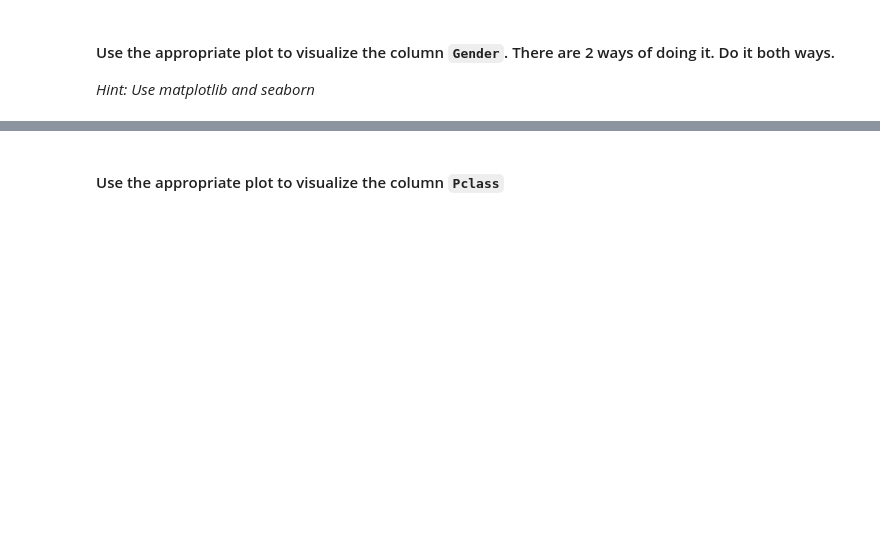
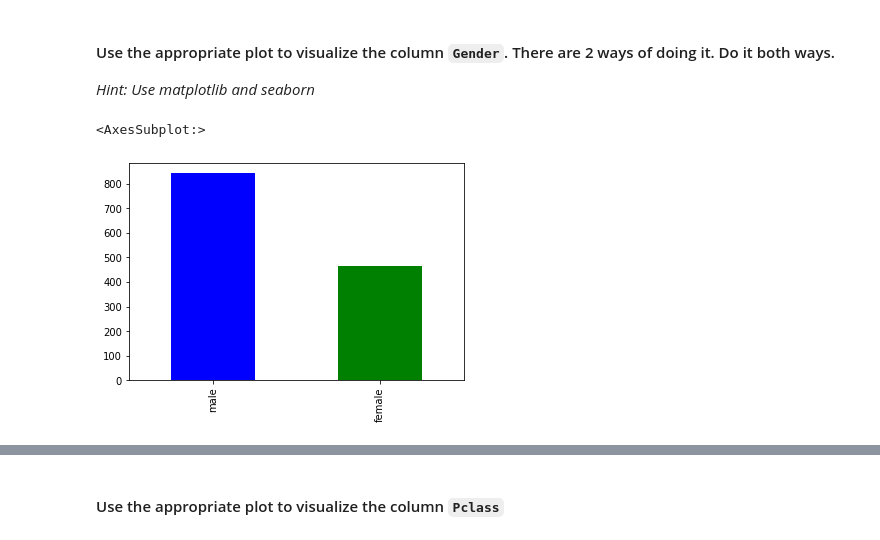
Before and after one commit to ta-data-mexpt/lab-matplotlib-seaborn, a Jupyter notebook: your-code/challenge-3.ipynb, the cells around one changed output, grey strips where cells are left out. Cells and saved outputs as stored; diff of their text form; code cells hidden in the pictures; blank space fills up the shorter version.

```diff
--- a/your-code/challenge-3.ipynb
+++ b/your-code/challenge-3.ipynb
@@ -52,5 +140,9 @@ titanic.head()
 *Hint: Use matplotlib and seaborn*
 # %%
 # your code here- 1st way
+titanic['Gender'].value_counts().plot(kind='bar', color=['blue', 'green'])
+# %% [output]
+<AxesSubplot:>
+[figure, added]
 # %%
 # your code here- 2nd way
```
Also changed, not shown: parts of 27 cells of this notebook.
